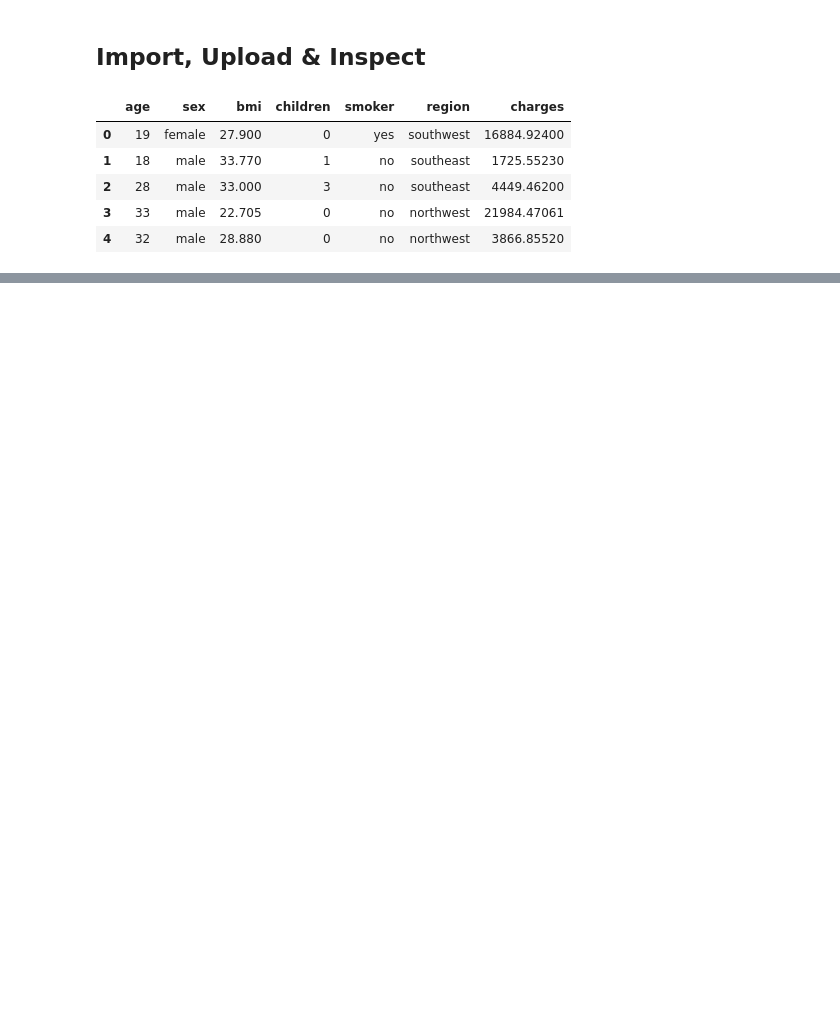
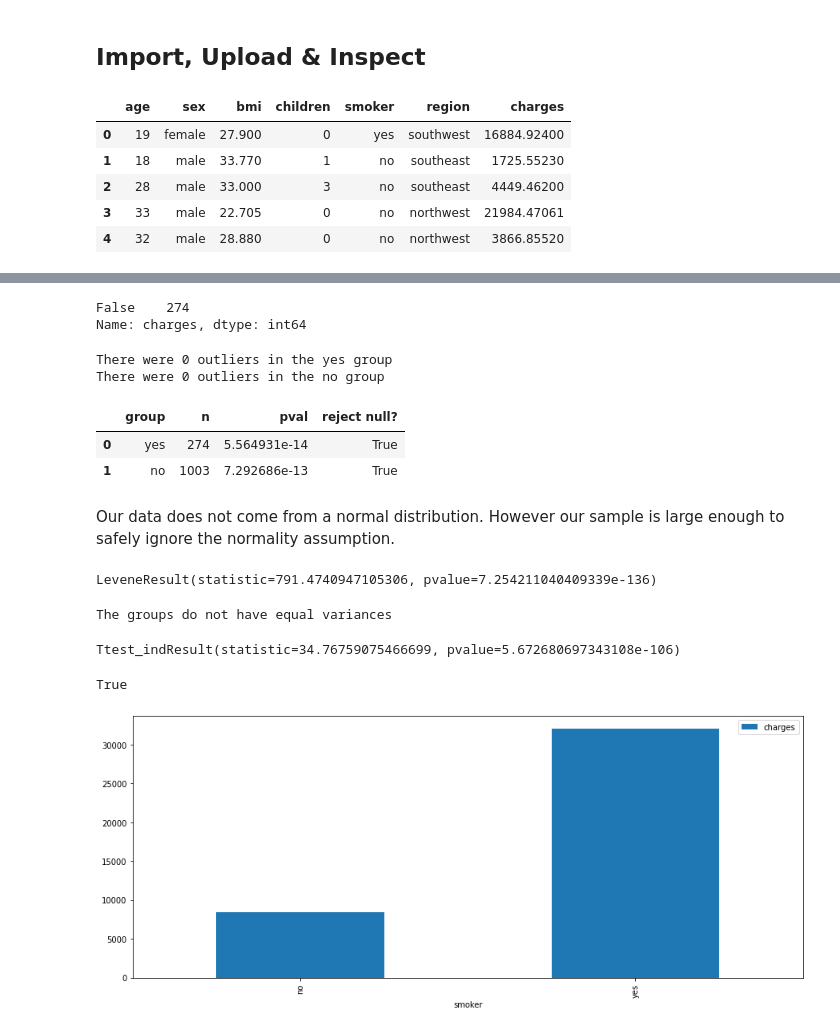
Before and after one commit to lindseyvanosky/Hypothesis-Testing-Exercise, a Jupyter notebook: Hypothesis Testing with Insurance Data (Core).ipynb, the cells around one changed output, grey strips where cells are left out. Cells and saved outputs as stored; diff of their text form; code cells hidden in the pictures; blank space fills up the shorter version.

```diff
--- a/Hypothesis Testing with Insurance Data (Core).ipynb
+++ b/Hypothesis Testing with Insurance Data (Core).ipynb
@@ -24,0 +111,63 @@ df.head()
+# %%
+#Find and Drop Outliers
+temp = np.abs(stats.zscore(groups["yes"])) > 3
+temp.value_counts()
+# %% [output]
+False    274
+Name: charges, dtype: int64
+# %%
+for smoker, data in groups.items():
+    outliers = np.abs(stats.zscore(data)) > 3
+    print(f"There were {outliers.sum()} outliers in the {smoker} group")
+    data = data.loc[~outliers]
+    groups[smoker] = data
+# %% [output]
+There were 0 outliers in the yes group
+There were 0 outliers in the no group
+# %%
+#Assumption of Normality Test
+#This function tests the null hypothesis that a sample comes from a normal distribution.
+norm_results = [["group", "n", "pval", "reject null?"]]
+
+for smoker, data in groups.items():
+    stat, p = stats.normaltest(data)
+    norm_results.append([smoker, len(data), p, p <.05])
+
+normal_results = pd.DataFrame(norm_results[1:], columns = norm_results[0])
+normal_results
+# %% [output]
+|  | group | n | pval | reject null? |
+| 0 | yes | 274 | 5.564931e-14 | True |
+| 1 | no | 1003 | 7.292686e-13 | True |
+# %% [markdown]
+Our data does not come from a normal distribution. However our sample is large enough to safely ignore the normality assumption.
+# %%
+#Assumption of Equal Variance
+# This function tests the null hypothesis that variance is equal across all samples.
+result = stats.levene(*groups.values())
+print(result)
+# %% [output]
+LeveneResult(statistic=791.4740947105306, pvalue=7.254211040409339e-136)
+# %%
+if result.pvalue < .05:
+    print(f"The groups do not have equal variances")
+else:
+    print(f"The groups DO have equal variance")
+# %% [output]
+The groups do not have equal variances
+# %%
+#Final T-Test
+result = stats.ttest_ind(*groups.values(), equal_var = False)
+print(result)
+result.pvalue < .05
+# %% [output]
+Ttest_indResult(statistic=34.76759075466699, pvalue=5.672680697343108e-106)
+True
+# %%
+fig, ax = plt.subplots(figsize=(15,6))
+
+avg_charges = df.groupby(["smoker"])["charges"].mean()
+avg_charges.plot(kind = "bar", x = "smoker", y = "charges")
+ax.legend();
+# %% [output]
+[figure, added]
```
Also changed, not shown: parts of 29 cells of this notebook.
